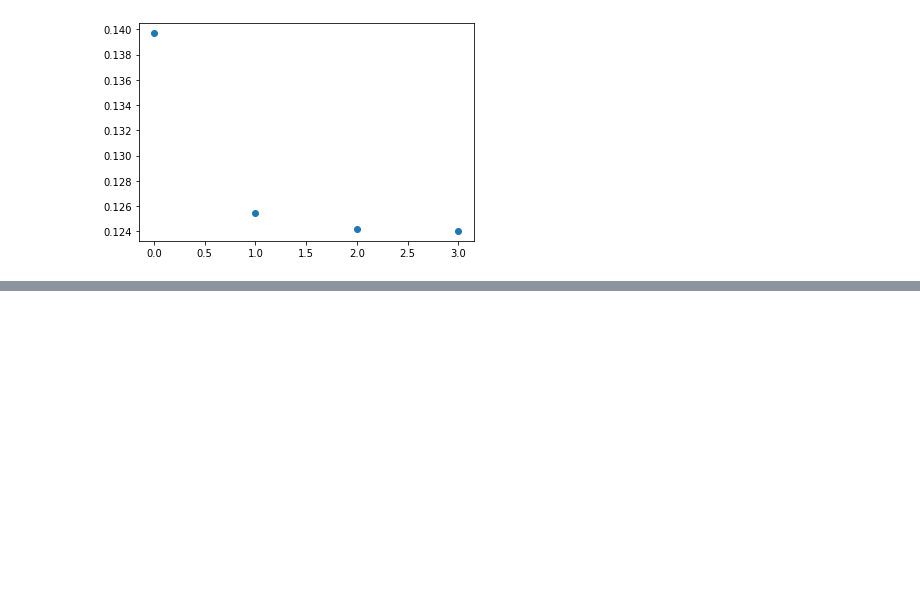
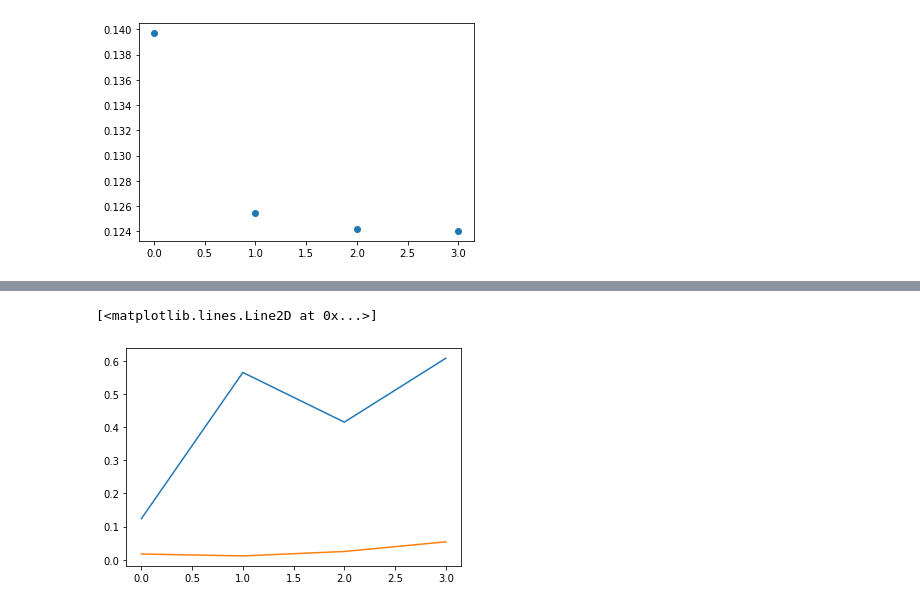
Before and after one commit to KristianWold/Thesis, a Jupyter notebook: notebooks/analysis/Fisher Information Matrix.ipynb, the cells around one changed output, grey strips where cells are left out. Drawn from its saved outputs; the diff is of its cells as text; code cells hidden in the pictures; blank space fills up the shorter version.

```diff
--- a/notebooks/analysis/Fisher Information Matrix.ipynb
+++ b/notebooks/analysis/Fisher Information Matrix.ipynb
@@ -251,0 +255,32 @@ plt.show()
+# %%
+fim1 = loader(data_path("fim_QNN_depth_2_width_5_reps_1_shots_100k"))
+eigen1 = fim1.eigen()
+fr1 = fim1.fisher_rao()
+
+fim2 = loader(data_path("fim_DNN_depth_2_width_5"))
+eigen2 = fim2.eigen()
+fr2 = fim2.fisher_rao()
+
+fim3 = loader(data_path("fim_QNN_depth_3_width_5_reps_1_shots_100k"))
+eigen3 = fim3.eigen()
+fr3 = fim3.fisher_rao()
+
+fim4 = loader(data_path("fim_DNN_depth_3_width_5"))
+eigen4 = fim4.eigen()
+fr4 = fim4.fisher_rao()
+
+fim5 = loader(data_path("fim_QNN_depth_4_width_5_reps_1_shots_100k"))
+eigen5 = fim5.eigen()
+fr5 = fim5.fisher_rao()
+
+fim6 = loader(data_path("fim_DNN_depth_4_width_5"))
+eigen6 = fim6.eigen()
+fr6 = fim6.fisher_rao()
+
+fim7 = loader(data_path("fim_QNN_depth_5_width_5_reps_1_shots_100k"))
+eigen7 = fim7.eigen()
+fr7 = fim7.fisher_rao()
+
+fim8 = loader(data_path("fim_DNN_depth_5_width_5"))
+eigen8 = fim8.eigen()
+fr8 = fim8.fisher_rao()
@@ -251,0 +308,6 @@ plt.show()
+# %%
+plt.plot([fr1, fr3, fr5, fr7])
+plt.plot([fr2, fr4, fr6, fr8])
+# %% [output]
+[<matplotlib.lines.Line2D at 0x...>]
+[figure, added]
```
Also changed, not shown: parts of 3 cells of this notebook, 9 other files.
